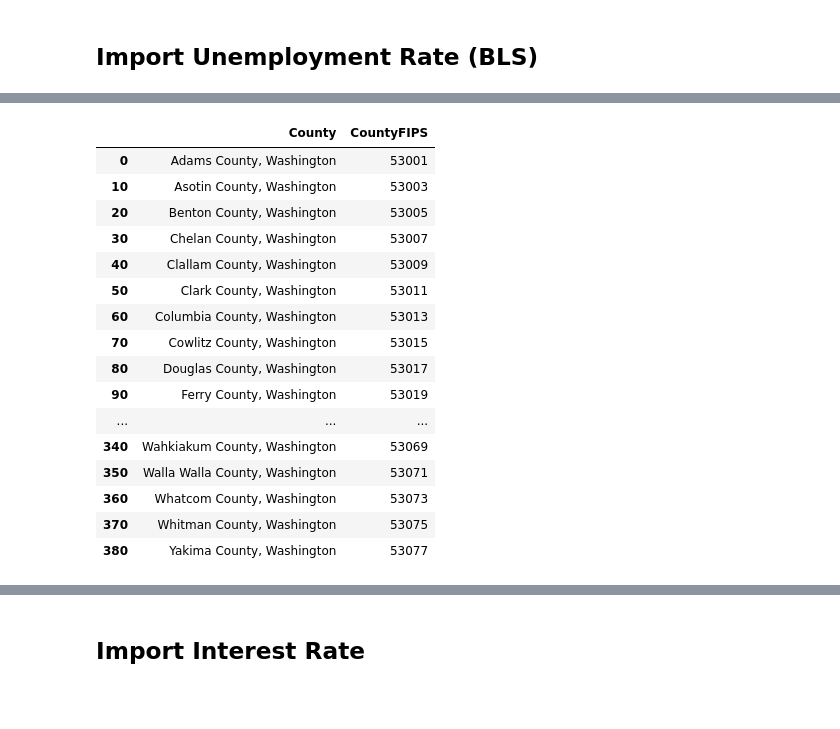
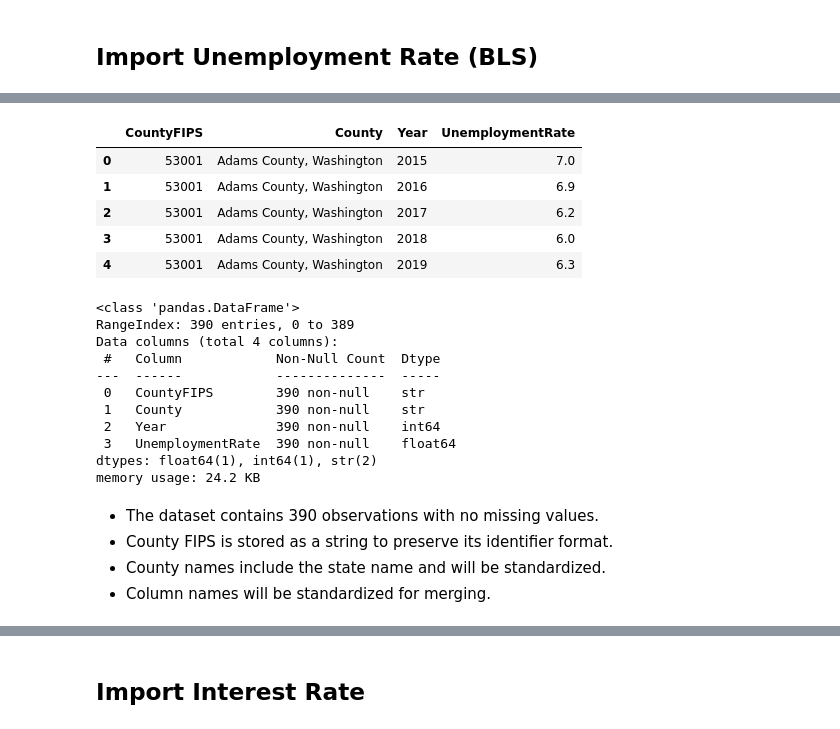
Before and after one commit to binay8/wa-housing, a Jupyter notebook: code/01_data_preparation.ipynb, the cells around one changed output, grey strips where cells are left out. Saved outputs shown, nothing was run; the diff lists cells and outputs as text; code cells hidden in the pictures; blank space fills up the shorter version.

```diff
--- a/code/01_data_preparation.ipynb
+++ b/code/01_data_preparation.ipynb
@@ -373,20 +380,39 @@ memory usage: 24.2 KB
-# %%
-unemployment_rates[['County','CountyFIPS']].drop_duplicates()
-# %% [output]
-|  | County | CountyFIPS |
-| 0 | Adams County, Washington | 53001 |
-| 10 | Asotin County, Washington | 53003 |
-| 20 | Benton County, Washington | 53005 |
-| 30 | Chelan County, Washington | 53007 |
-| 40 | Clallam County, Washington | 53009 |
-| 50 | Clark County, Washington | 53011 |
-| 60 | Columbia County, Washington | 53013 |
-| 70 | Cowlitz County, Washington | 53015 |
-| 80 | Douglas County, Washington | 53017 |
-| 90 | Ferry County, Washington | 53019 |
-| ... | ... | ... |
-| 340 | Wahkiakum County, Washington | 53069 |
-| 350 | Walla Walla County, Washington | 53071 |
-| 360 | Whatcom County, Washington | 53073 |
-| 370 | Whitman County, Washington | 53075 |
-| 380 | Yakima County, Washington | 53077 |
+# %%
+IN_PATH = DATA_DIR / "WA_Unemployment_2015_2024.csv"
+
+
+OUT_PATH = DATA_DIR / "cleaned_unemployment_rate.csv"
+
+SEATTLE_METRO = ["King", "Pierce", "Snohomish"]
+EASTERN_WA = ["Adams", "Ferry", "Lincoln", "Pend Oreille", "Spokane", "Stevens", "Whitman"]
+# %%
+# Load data set
+df = pd.read_csv(IN_PATH, dtype={"CountyFIPS": str})
+# %%
+df.head()
+# %% [output]
+|  | CountyFIPS | County | Year | UnemploymentRate |
+| 0 | 53001 | Adams County, Washington | 2015 | 7.0 |
+| 1 | 53001 | Adams County, Washington | 2016 | 6.9 |
+| 2 | 53001 | Adams County, Washington | 2017 | 6.2 |
+| 3 | 53001 | Adams County, Washington | 2018 | 6.0 |
+| 4 | 53001 | Adams County, Washington | 2019 | 6.3 |
+# %%
+df.info()
+# %% [output]
+<class 'pandas.DataFrame'>
+RangeIndex: 390 entries, 0 to 389
+Data columns (total 4 columns):
+ #   Column            Non-Null Count  Dtype
+---  ------            --------------  -----
+ 0   CountyFIPS        390 non-null    str
+ 1   County            390 non-null    str
+ 2   Year              390 non-null    int64
+ 3   UnemploymentRate  390 non-null    float64
+dtypes: float64(1), int64(1), str(2)
+memory usage: 24.2 KB
+# %% [markdown]
+* The dataset contains 390 observations with no missing values.
+* County FIPS is stored as a string to preserve its identifier format.
+* County names include the state name and will be standardized.
+* Column names will be standardized for merging.
```
Also changed, not shown: parts of 28 cells of this notebook, 3 other files.
